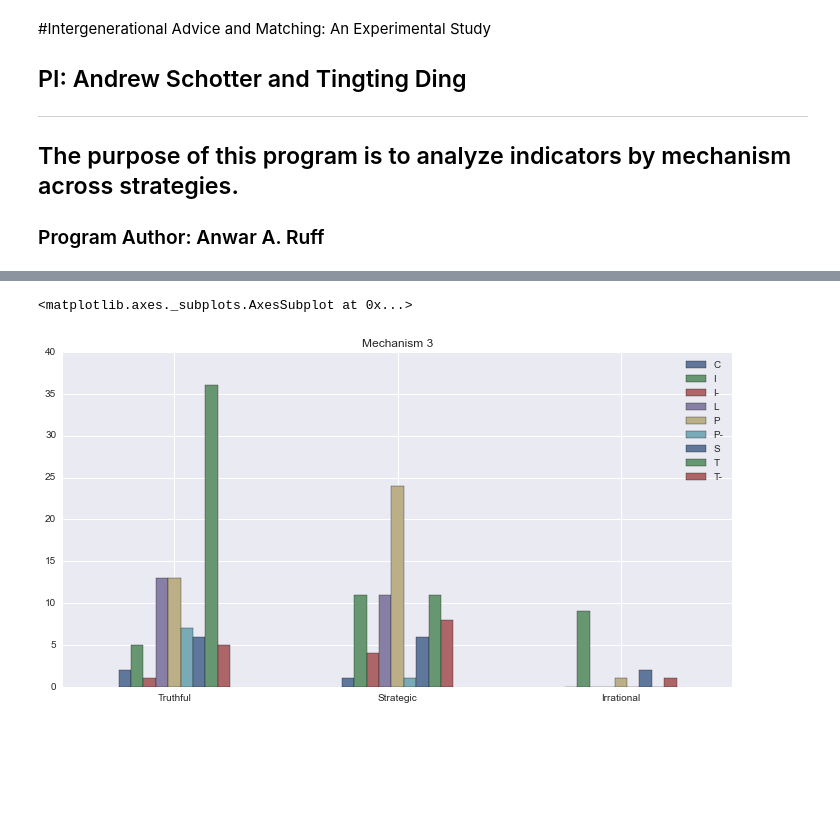
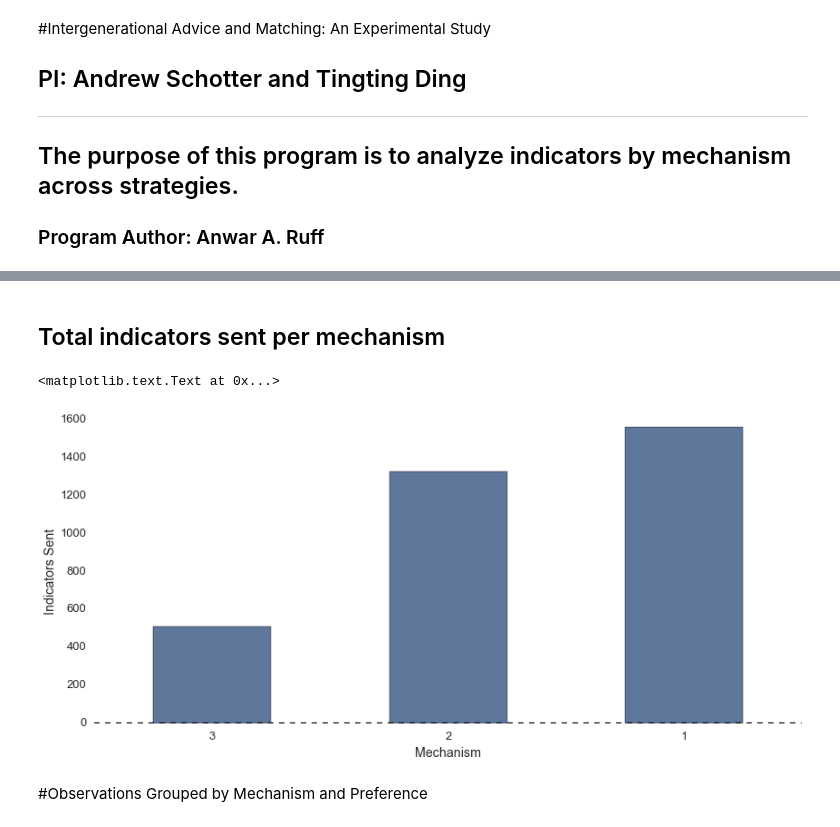
Before and after one commit to aaruff/Intergenerational-Advice-and-Matching---Indicator-Analysis, a Jupyter notebook: Schotter_Ding_Indicator_Analysis.ipynb, the cells around one changed output, grey strips where cells are left out. Saved outputs shown, nothing was run; the diff lists cells and outputs as text; code cells hidden in the pictures; blank space fills up the shorter version.

Commit message:
Normalized plots

```diff
--- a/Schotter_Ding_Indicator_Analysis.ipynb
+++ b/Schotter_Ding_Indicator_Analysis.ipynb
@@ -143,5 +18,0 @@ sns.heatmap(m3, annot=True, fmt="d", vmax=60)
-# %%
-m3.plot(kind="bar", title="Mechanism 3", figsize=(12,6), rot=0)
-# %% [output]
-<matplotlib.axes._subplots.AxesSubplot at 0x...>
-[figure, removed]
@@ -147,0 +23,22 @@ m3.plot(kind="bar", title="Mechanism 3", figsize=(12,6), rot=0)
+# %%
+# Read experiment observations
+observations = pd.io.pickle.read_pickle('observations.p')
+# %%
+# Drop the second strategy
+observations.drop(['conflict', 'resolution', 'first-eval', 'second-eval', 'network', 'text', 'time', 'type', 'observation', 'session', 'preference-2', 'group'], 1, inplace=True)
+
+# rename preference-1 to preference
+observations = observations.rename(columns={'preference-1':'preference'})
+# %% [markdown]
+## Total indicators sent per mechanism
+# %%
+mech_counts = observations['mechanism'].value_counts()
+mech_counts = mech_counts.sort_index(ascending=False)
+ax = mech_counts.plot(kind='bar', rot=0)
+ax.set_ylabel("Indicators Sent")
+ax.set_xlabel("Mechanism")
+# %% [output]
+<matplotlib.text.Text at 0x...>
+[figure, added]
+# %% [markdown]
+#Observations Grouped by Mechanism and Preference
```
Also changed, not shown: parts of 38 cells of this notebook.
